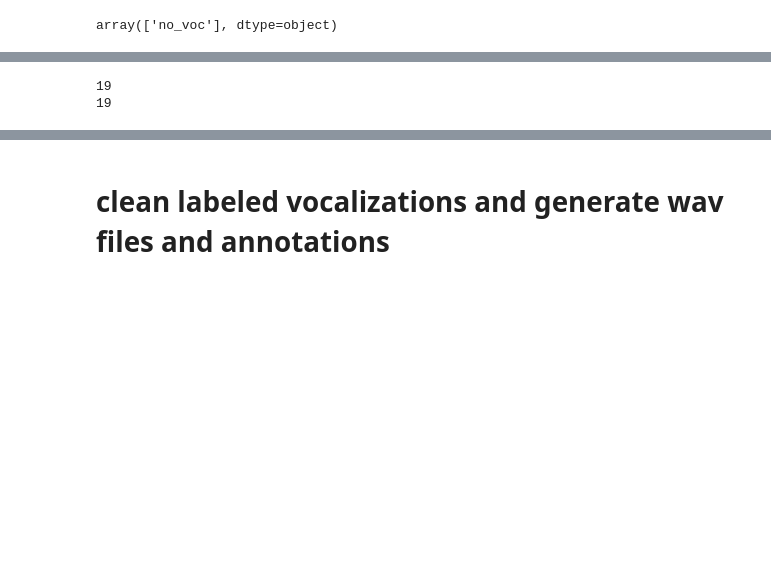
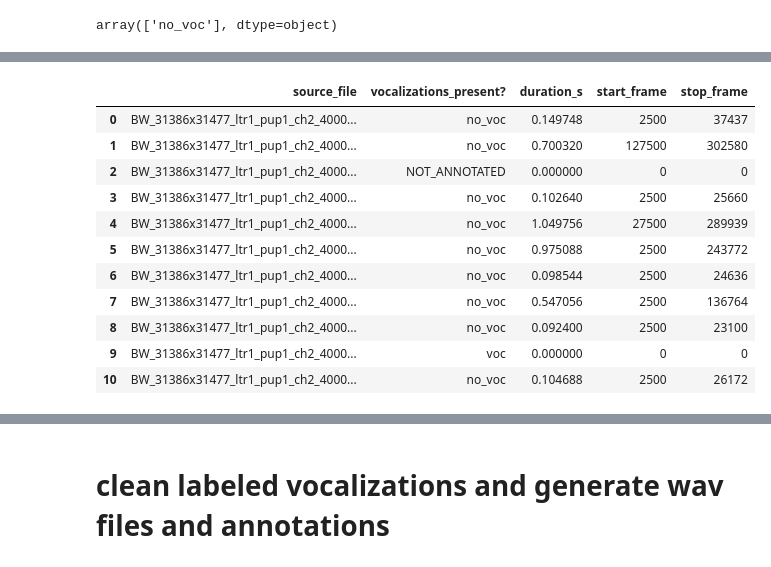
Before and after one commit to nickjourjine/peromyscus-pup-vocal-evolution, a Jupyter notebook: scripts/Annotate from UMAP.ipynb, the cells around one changed output, grey strips where cells are left out. Cells and saved outputs as stored; diff of their text form; code cells hidden in the pictures; blank space fills up the shorter version.

```diff
--- a/scripts/Annotate from UMAP.ipynb
+++ b/scripts/Annotate from UMAP.ipynb
@@ -587,10 +595,22 @@ LL_24189x24129_ltr2_pup1_ch2_nan_nan_nan_nan_nan_p5_2019-11-13_08-59-45_backgrou
 # %%
+bg_annotations
+
 # #check for duplicates
 # print(len(bg_annotations))
 # print(len(bg_annotations.drop_duplicates()))
 # %% [output]
-19
-19
+|  | source_file | vocalizations_present? | duration_s | start_frame | stop_frame |
+| 0 | BW_31386x31477_ltr1_pup1_ch2_4000... | no_voc | 0.149748 | 2500 | 37437 |
+| 1 | BW_31386x31477_ltr1_pup1_ch2_4000... | no_voc | 0.700320 | 127500 | 302580 |
+| 2 | BW_31386x31477_ltr1_pup1_ch2_4000... | NOT_ANNOTATED | 0.000000 | 0 | 0 |
+| 3 | BW_31386x31477_ltr1_pup1_ch2_4000... | no_voc | 0.102640 | 2500 | 25660 |
+| 4 | BW_31386x31477_ltr1_pup1_ch2_4000... | no_voc | 1.049756 | 27500 | 289939 |
+| 5 | BW_31386x31477_ltr1_pup1_ch2_4000... | no_voc | 0.975088 | 2500 | 243772 |
+| 6 | BW_31386x31477_ltr1_pup1_ch2_4000... | no_voc | 0.098544 | 2500 | 24636 |
+| 7 | BW_31386x31477_ltr1_pup1_ch2_4000... | no_voc | 0.547056 | 2500 | 136764 |
+| 8 | BW_31386x31477_ltr1_pup1_ch2_4000... | no_voc | 0.092400 | 2500 | 23100 |
+| 9 | BW_31386x31477_ltr1_pup1_ch2_4000... | voc | 0.000000 | 0 | 0 |
+| 10 | BW_31386x31477_ltr1_pup1_ch2_4000... | no_voc | 0.104688 | 2500 | 26172 |
 # %%
 #remove rows that contain vocalizations ("clean")
 to_process = [i for i in os.listdir(bg_dir) if '_background.feather' in i and 'cleaned' not in i]
```
Also changed, not shown: parts of 22 cells of this notebook.
